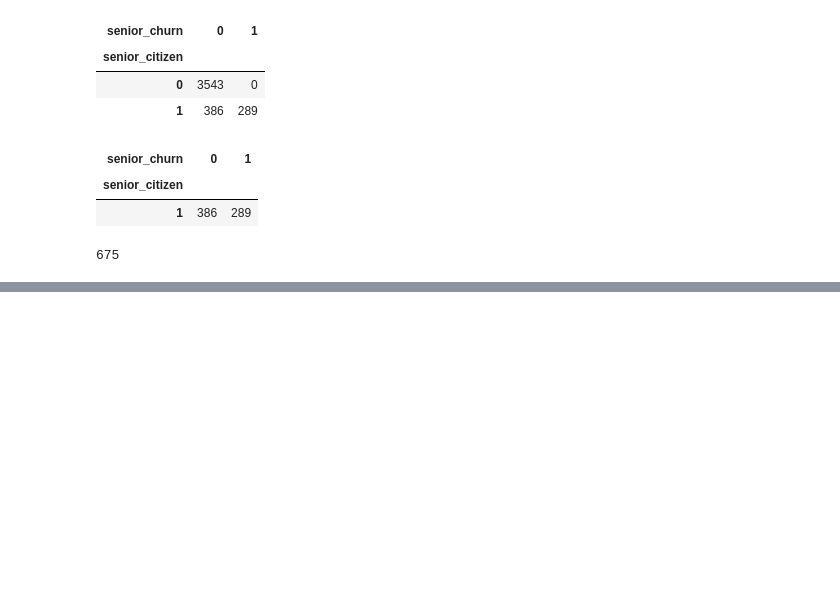
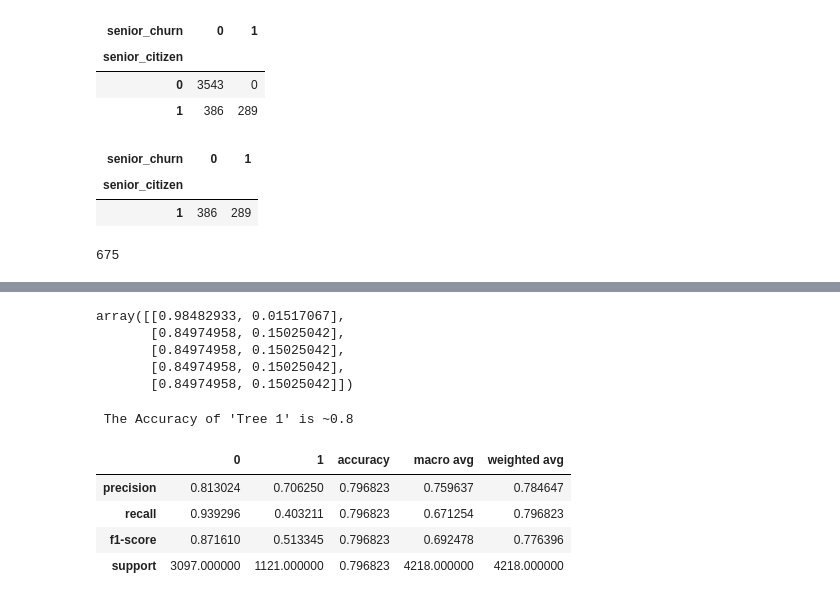
Before and after one commit to JenniferMLewis/Classification_Project_Part_1, a Jupyter notebook: initial_notebook.ipynb, the cells around one changed output, grey strips where cells are left out. Cells and saved outputs as stored; diff of their text form; code cells hidden in the pictures; blank space fills up the shorter version.

```diff
--- a/initial_notebook.ipynb
+++ b/initial_notebook.ipynb
@@ -137,0 +163,9 @@ def plot_stack(column_1, column_2):
+# %%
+y_pred_prob = clf.predict_proba(X_train)
+y_pred_prob[:5]
+# %% [output]
+array([[0.98482933, 0.01517067],
+       [0.84974958, 0.15025042],
+       [0.84974958, 0.15025042],
+       [0.84974958, 0.15025042],
+       [0.84974958, 0.15025042]])
@@ -137,0 +178,13 @@ def plot_stack(column_1, column_2):
+# %%
+print(f" The Accuracy of 'Tree 1' is ~{round(clf.score(X_train, y_train), 2)}")
+# %% [output]
+ The Accuracy of 'Tree 1' is ~0.8
+# %%
+report = classification_report(y_train, y_pred, output_dict=True)
+pd.DataFrame(report)
+# %% [output]
+|  | 0 | 1 | accuracy | macro avg | weighted avg |
+| precision | 0.813024 | 0.706250 | 0.796823 | 0.759637 | 0.784647 |
+| recall | 0.939296 | 0.403211 | 0.796823 | 0.671254 | 0.796823 |
+| f1-score | 0.871610 | 0.513345 | 0.796823 | 0.692478 | 0.776396 |
+| support | 3097.000000 | 1121.000000 | 0.796823 | 4218.000000 | 4218.000000 |
```
Also changed, not shown: parts of 15 cells of this notebook.
